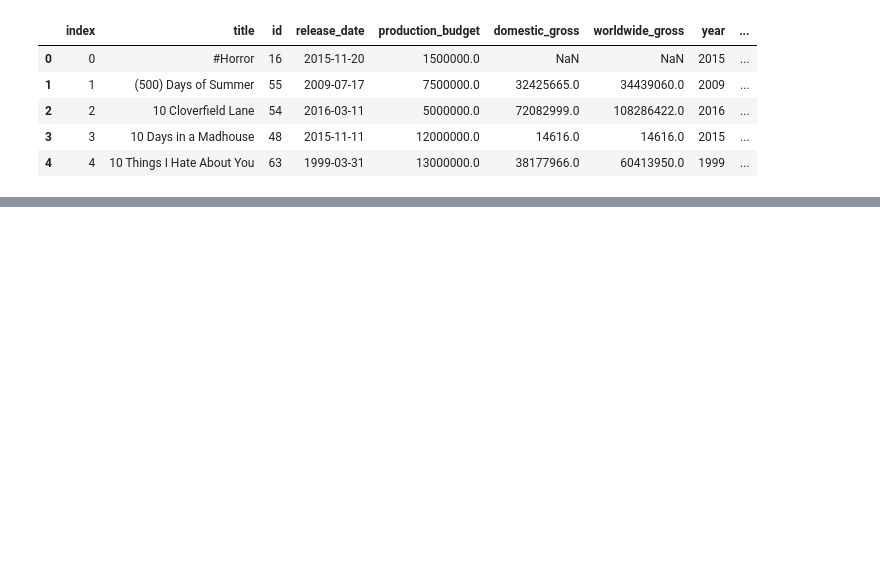
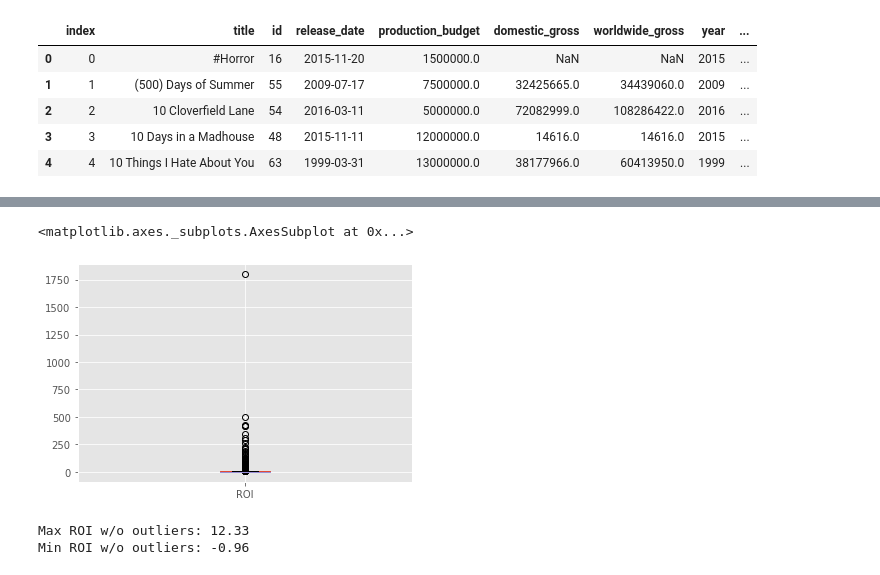
Before and after one commit to magalisolimano/dsc-mod-1-project-v2-1-online-ds-sp-000, a Jupyter notebook: student.ipynb, the cells around one changed output, grey strips where cells are left out. Drawn from its saved outputs; the diff is of its cells as text; code cells hidden in the pictures; blank space fills up the shorter version.

```diff
--- a/student.ipynb
+++ b/student.ipynb
@@ -838,0 +851,15 @@ plt.show()
+# %%
+# Look into ROI outlier (max value)
+df_roi.boxplot(column=['ROI'])
+# %% [output]
+<matplotlib.axes._subplots.AxesSubplot at 0x...>
+[figure, added]
+# %%
+# Outlier detection
+max_roi_threshold = df_roi['ROI'].quantile(0.95)
+min_roi_threshold = df_roi['ROI'].quantile(0.05)
+print(f"Max ROI w/o outliers: {max_roi_threshold.round(2)}")
+print(f"Min ROI w/o outliers: {min_roi_threshold.round(2)}")
+# %% [output]
+Max ROI w/o outliers: 12.33
+Min ROI w/o outliers: -0.96
```
Also changed, not shown: parts of 32 cells of this notebook.
